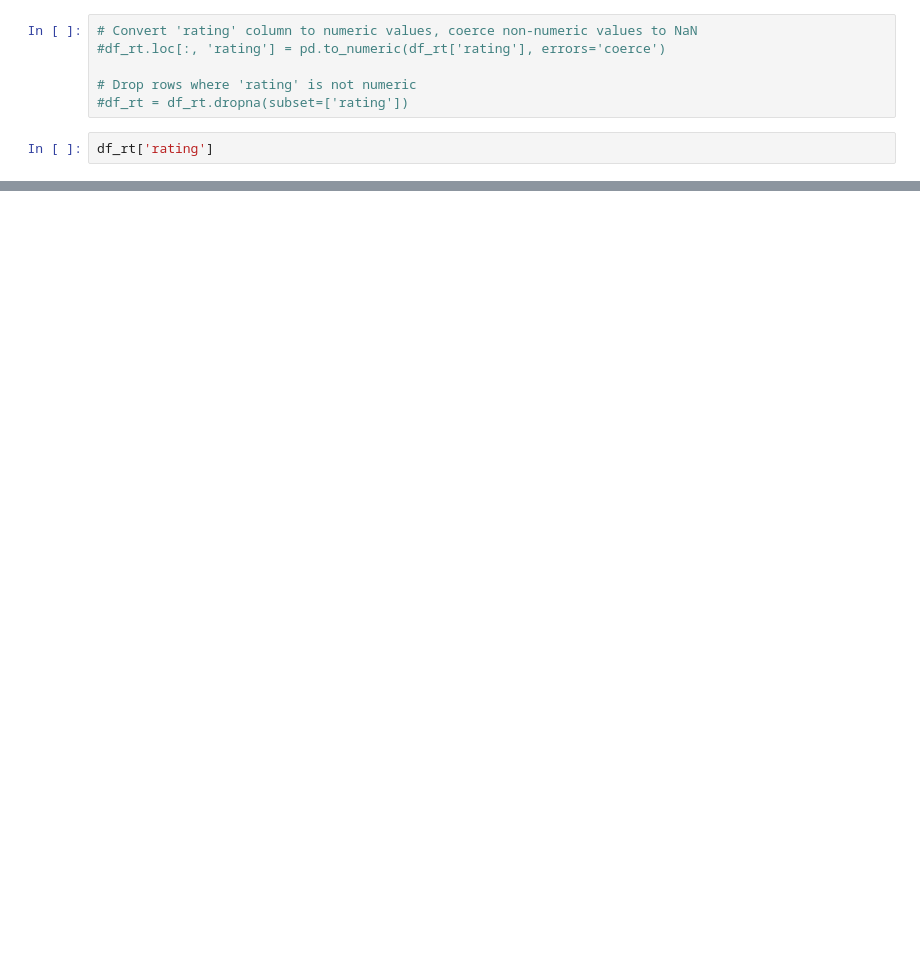
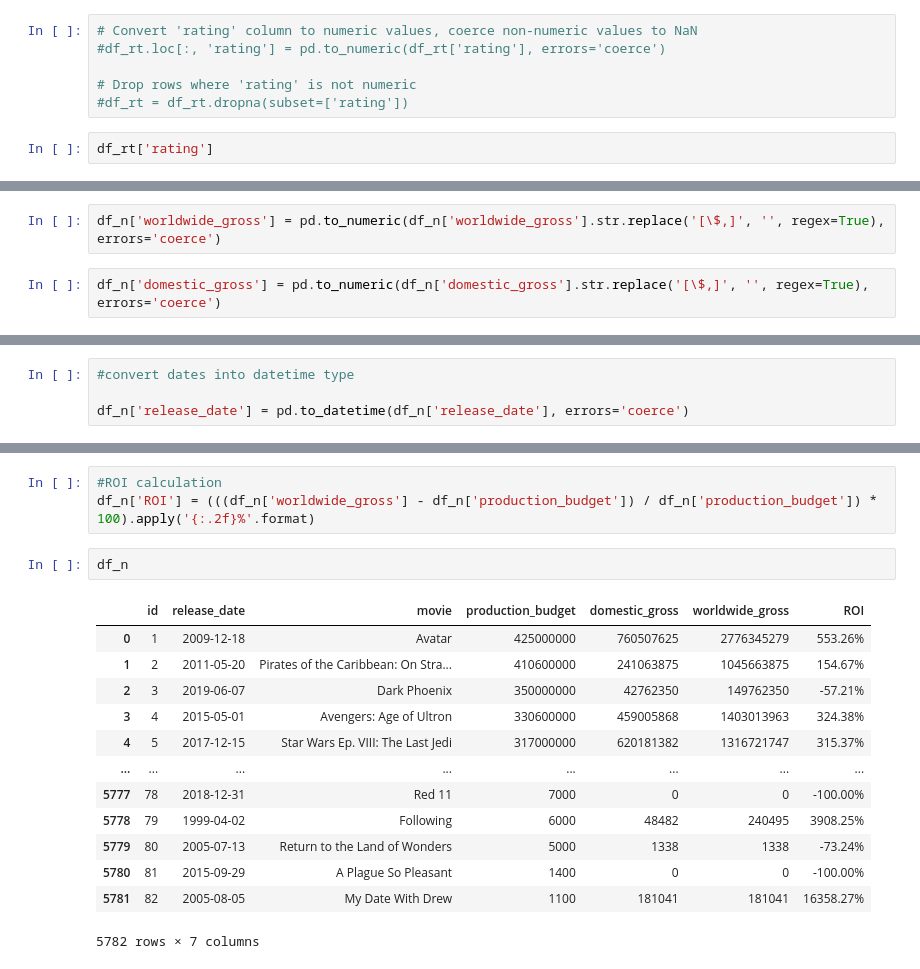
Before and after one commit to pyamin1878/Movie-Project, a Jupyter notebook: Notebooks/student_working_notebook-juvenson.ipynb, the cells around one changed output, grey strips where cells are left out. Cells and saved outputs as stored; diff of their text form; blank space fills up the shorter version.

```diff
--- a/Notebooks/student_working_notebook-juvenson.ipynb
+++ b/Notebooks/student_working_notebook-juvenson.ipynb
@@ -676,0 +520,4 @@ df[df.duplicated()]
+# %%
+df_n['worldwide_gross'] = pd.to_numeric(df_n['worldwide_gross'].str.replace('[\$,]', '', regex=True), errors='coerce')
+# %%
+df_n['domestic_gross'] = pd.to_numeric(df_n['domestic_gross'].str.replace('[\$,]', '', regex=True), errors='coerce')
@@ -676,0 +540,4 @@ df[df.duplicated()]
+# %%
+#convert dates into datetime type
+
+df_n['release_date'] = pd.to_datetime(df_n['release_date'], errors='coerce')
@@ -676,0 +560,19 @@ df[df.duplicated()]
+# %%
+#ROI calculation
+df_n['ROI'] = (((df_n['worldwide_gross'] - df_n['production_budget']) / df_n['production_budget']) * 100).apply('{:.2f}%'.format)
+# %%
+df_n
+# %% [output]
+|  | id | release_date | movie | production_budget | domestic_gross | worldwide_gross | ROI |
+| 0 | 1 | 2009-12-18 | Avatar | 425000000 | 760507625 | 2776345279 | 553.26% |
+| 1 | 2 | 2011-05-20 | Pirates of the Caribbean: On Stra... | 410600000 | 241063875 | 1045663875 | 154.67% |
+| 2 | 3 | 2019-06-07 | Dark Phoenix | 350000000 | 42762350 | 149762350 | -57.21% |
+| 3 | 4 | 2015-05-01 | Avengers: Age of Ultron | 330600000 | 459005868 | 1403013963 | 324.38% |
+| 4 | 5 | 2017-12-15 | Star Wars Ep. VIII: The Last Jedi | 317000000 | 620181382 | 1316721747 | 315.37% |
+| ... | ... | ... | ... | ... | ... | ... | ... |
+| 5777 | 78 | 2018-12-31 | Red 11 | 7000 | 0 | 0 | -100.00% |
+| 5778 | 79 | 1999-04-02 | Following | 6000 | 48482 | 240495 | 3908.25% |
+| 5779 | 80 | 2005-07-13 | Return to the Land of Wonders | 5000 | 1338 | 1338 | -73.24% |
+| 5780 | 81 | 2015-09-29 | A Plague So Pleasant | 1400 | 0 | 0 | -100.00% |
+| 5781 | 82 | 2005-08-05 | My Date With Drew | 1100 | 181041 | 181041 | 16358.27% |
+5782 rows × 7 columns
```
Also changed, not shown: parts of 33 cells of this notebook.
